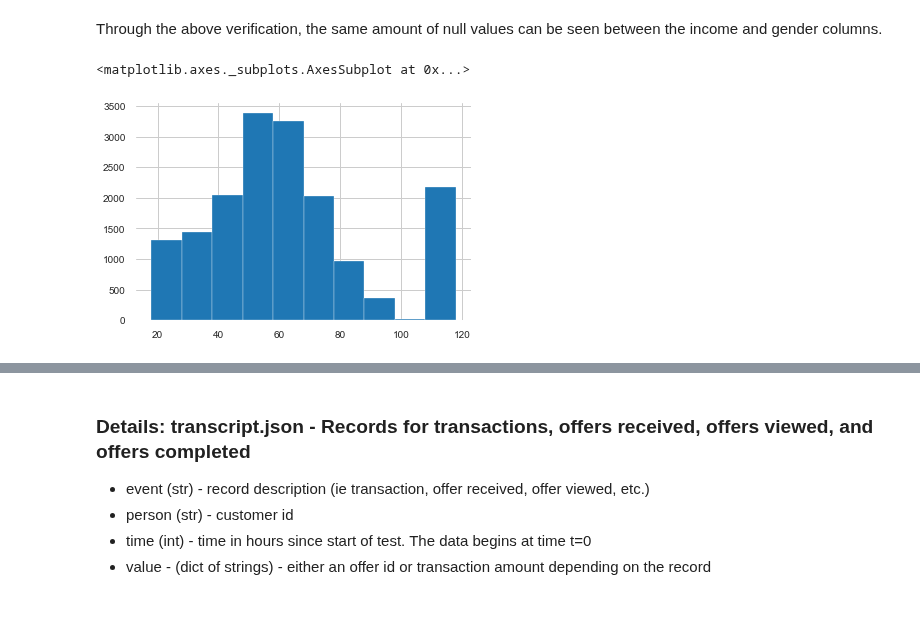
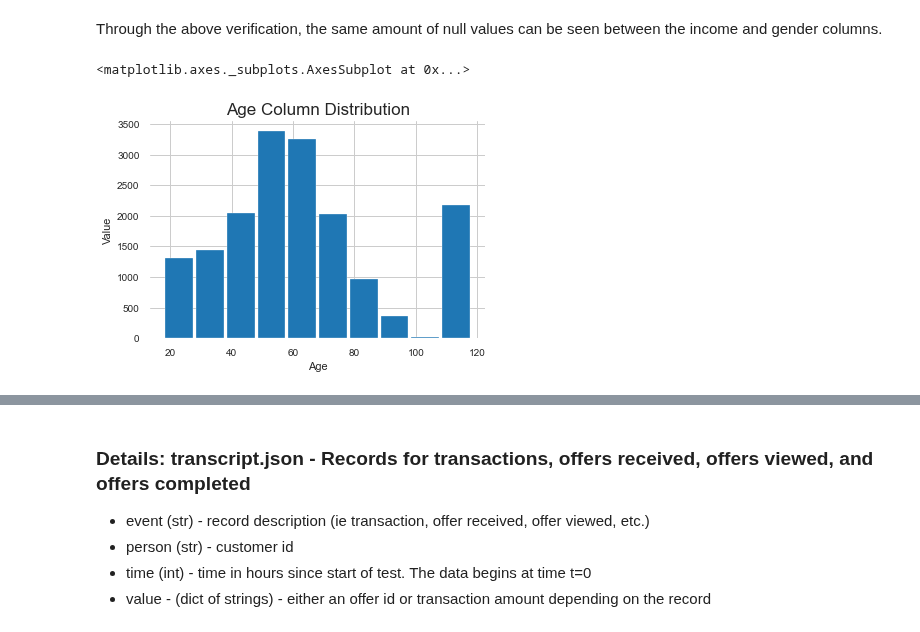
Before and after one commit to HenriqueMartinsPrado/Data-Scientist-Nano-Degree-Udacity, a Jupyter notebook: Capstone Project/StartBucks Project/Starbucks_Capstone_notebook.ipynb, the cells around one changed output, grey strips where cells are left out. Cells and saved outputs as stored; diff of their text form; code cells hidden in the pictures.

```diff
--- a/Capstone Project/StartBucks Project/Starbucks_Capstone_notebook.ipynb
+++ b/Capstone Project/StartBucks Project/Starbucks_Capstone_notebook.ipynb
@@ -187,7 +218,10 @@ dtype: int64
 Through the above verification, the same amount of null values can be seen between the income and gender columns.
 # %%
 # Verifying the distribution of values within the age column. With this verification it will be possible to draw some conclusions about possible outliers as previously seen at the age of 118 years.
-profile.age.hist()
+plt.title('Age Column Distribution', fontsize=17)
+plt.xlabel('Age')
+plt.ylabel('Value')
+profile.age.hist(rwidth=0.9)
 # %% [output]
 <matplotlib.axes._subplots.AxesSubplot at 0x...>
-[figure, old version]
+[figure, new version]
```
Also changed, not shown: parts of 15 cells of this notebook.
